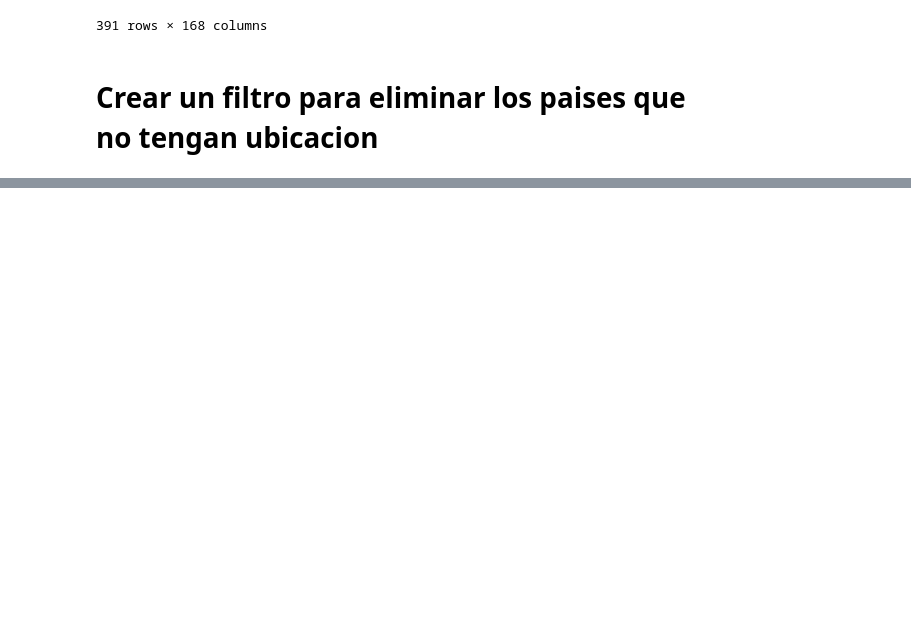
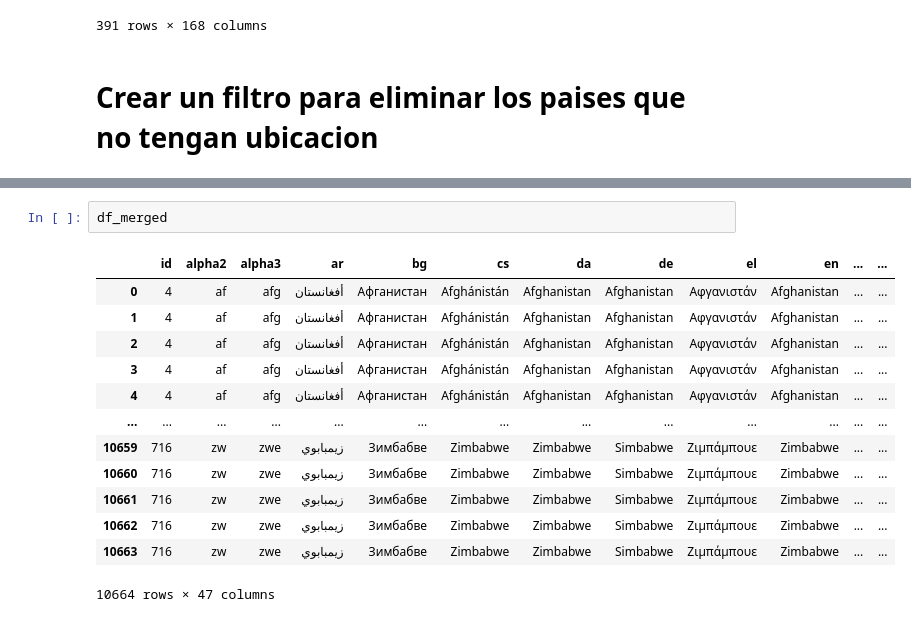
Before and after one commit to Davichobacter/ds-4geeks, a Jupyter notebook: Gravitational_Model.ipynb, the cells around one changed output, grey strips where cells are left out. Cells and saved outputs as stored; diff of their text form; blank space fills up the shorter version.

```diff
--- a/Gravitational_Model.ipynb
+++ b/Gravitational_Model.ipynb
@@ -519,0 +573,16 @@ df_exportations
+# %%
+df_merged
+# %% [output]
+|  | id | alpha2 | alpha3 | ar | bg | cs | da | de | el | en | ... | ... |
+| 0 | 4 | af | afg | أفغانستان | Афганистан | Afghánistán | Afghanistan | Afghanistan | Αφγανιστάν | Afghanistan | ... | ... |
+| 1 | 4 | af | afg | أفغانستان | Афганистан | Afghánistán | Afghanistan | Afghanistan | Αφγανιστάν | Afghanistan | ... | ... |
+| 2 | 4 | af | afg | أفغانستان | Афганистан | Afghánistán | Afghanistan | Afghanistan | Αφγανιστάν | Afghanistan | ... | ... |
+| 3 | 4 | af | afg | أفغانستان | Афганистан | Afghánistán | Afghanistan | Afghanistan | Αφγανιστάν | Afghanistan | ... | ... |
+| 4 | 4 | af | afg | أفغانستان | Афганистан | Afghánistán | Afghanistan | Afghanistan | Αφγανιστάν | Afghanistan | ... | ... |
+| ... | ... | ... | ... | ... | ... | ... | ... | ... | ... | ... | ... | ... |
+| 10659 | 716 | zw | zwe | زيمبابوي | Зимбабве | Zimbabwe | Zimbabwe | Simbabwe | Ζιμπάμπουε | Zimbabwe | ... | ... |
+| 10660 | 716 | zw | zwe | زيمبابوي | Зимбабве | Zimbabwe | Zimbabwe | Simbabwe | Ζιμπάμπουε | Zimbabwe | ... | ... |
+| 10661 | 716 | zw | zwe | زيمبابوي | Зимбабве | Zimbabwe | Zimbabwe | Simbabwe | Ζιμπάμπουε | Zimbabwe | ... | ... |
+| 10662 | 716 | zw | zwe | زيمبابوي | Зимбабве | Zimbabwe | Zimbabwe | Simbabwe | Ζιμπάμπουε | Zimbabwe | ... | ... |
+| 10663 | 716 | zw | zwe | زيمبابوي | Зимбабве | Zimbabwe | Zimbabwe | Simbabwe | Ζιμπάμπουε | Zimbabwe | ... | ... |
+10664 rows × 47 columns
```
Also changed, not shown: parts of 4 cells of this notebook.
